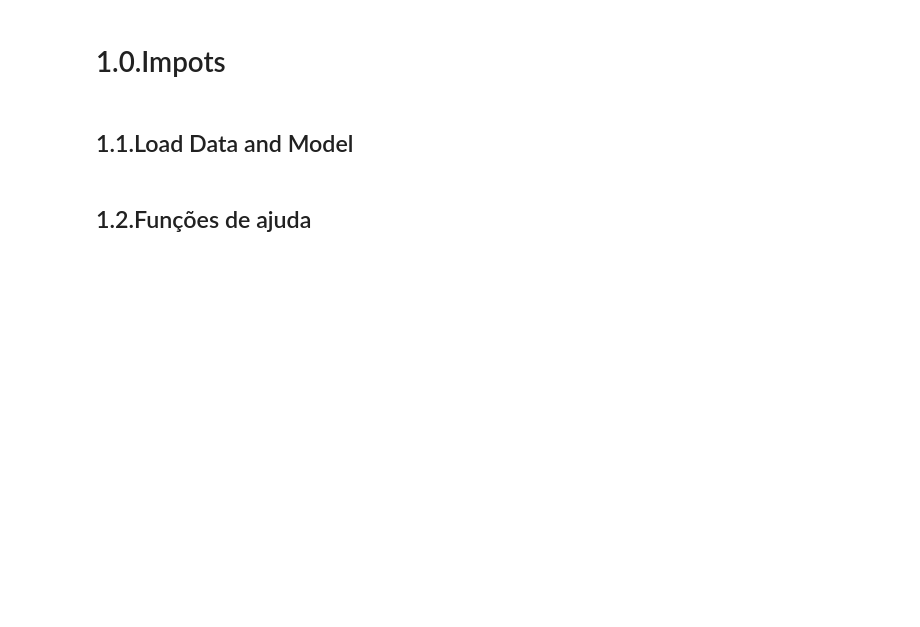
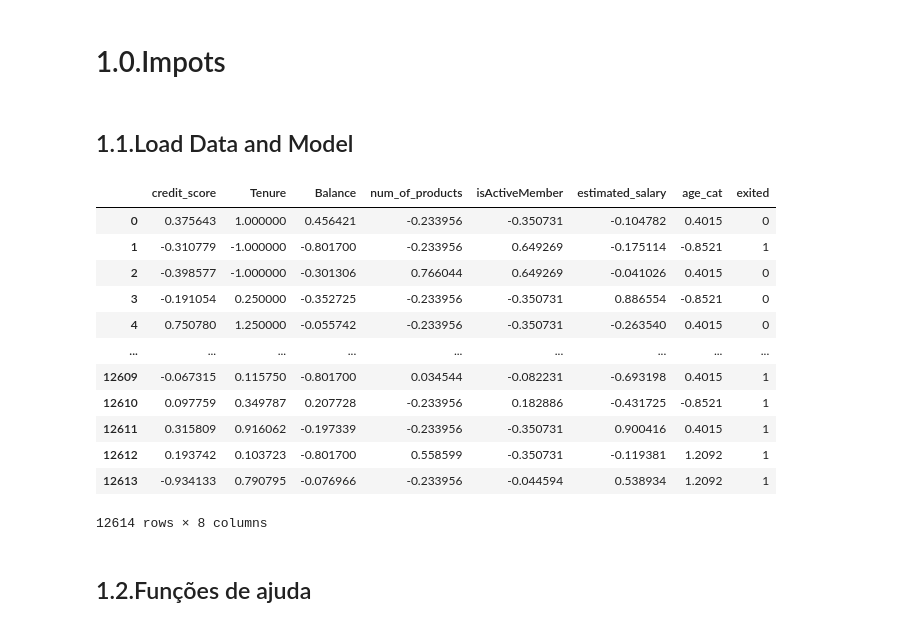
Before and after one commit to Guilherme-lima-ds/Project_Customer_Churning_Prediction, a Jupyter notebook: Etapa_08_Customer_Churn_Interpretação_do_erro.ipynb, the cells around one changed output. Drawn from its saved outputs; the diff is of its cells as text; code cells hidden in the pictures; blank space fills up the shorter version.

```diff
--- a/Etapa_08_Customer_Churn_Interpretação_do_erro.ipynb
+++ b/Etapa_08_Customer_Churn_Interpretação_do_erro.ipynb
@@ -32,6 +32,22 @@ pd.set_option('display.max_columns', None)
 # %%
 dados = pd.read_csv('datasets/dados_selecionados.csv').drop('Unnamed: 0',axis=1)
 modelo_random_forest = joblib.load('modelo/custumer_churn_random_forest_class.joblib')
+# %%
+dados
+# %% [output]
+|  | credit_score | Tenure | Balance | num_of_products | isActiveMember | estimated_salary | age_cat | exited |
+| 0 | 0.375643 | 1.000000 | 0.456421 | -0.233956 | -0.350731 | -0.104782 | 0.4015 | 0 |
+| 1 | -0.310779 | -1.000000 | -0.801700 | -0.233956 | 0.649269 | -0.175114 | -0.8521 | 1 |
+| 2 | -0.398577 | -1.000000 | -0.301306 | 0.766044 | 0.649269 | -0.041026 | 0.4015 | 0 |
+| 3 | -0.191054 | 0.250000 | -0.352725 | -0.233956 | -0.350731 | 0.886554 | -0.8521 | 0 |
+| 4 | 0.750780 | 1.250000 | -0.055742 | -0.233956 | -0.350731 | -0.263540 | 0.4015 | 0 |
+| ... | ... | ... | ... | ... | ... | ... | ... | ... |
+| 12609 | -0.067315 | 0.115750 | -0.801700 | 0.034544 | -0.082231 | -0.693198 | 0.4015 | 1 |
+| 12610 | 0.097759 | 0.349787 | 0.207728 | -0.233956 | 0.182886 | -0.431725 | -0.8521 | 1 |
+| 12611 | 0.315809 | 0.916062 | -0.197339 | -0.233956 | -0.350731 | 0.900416 | 0.4015 | 1 |
+| 12612 | 0.193742 | 0.103723 | -0.801700 | 0.558599 | -0.350731 | -0.119381 | 1.2092 | 1 |
+| 12613 | -0.934133 | 0.790795 | -0.076966 | -0.233956 | -0.044594 | 0.538934 | 1.2092 | 1 |
+12614 rows × 8 columns
 # %% [markdown]
 ## 1.2.Funções de ajuda
 # %%
```
Also changed, not shown: parts of 5 cells of this notebook.
